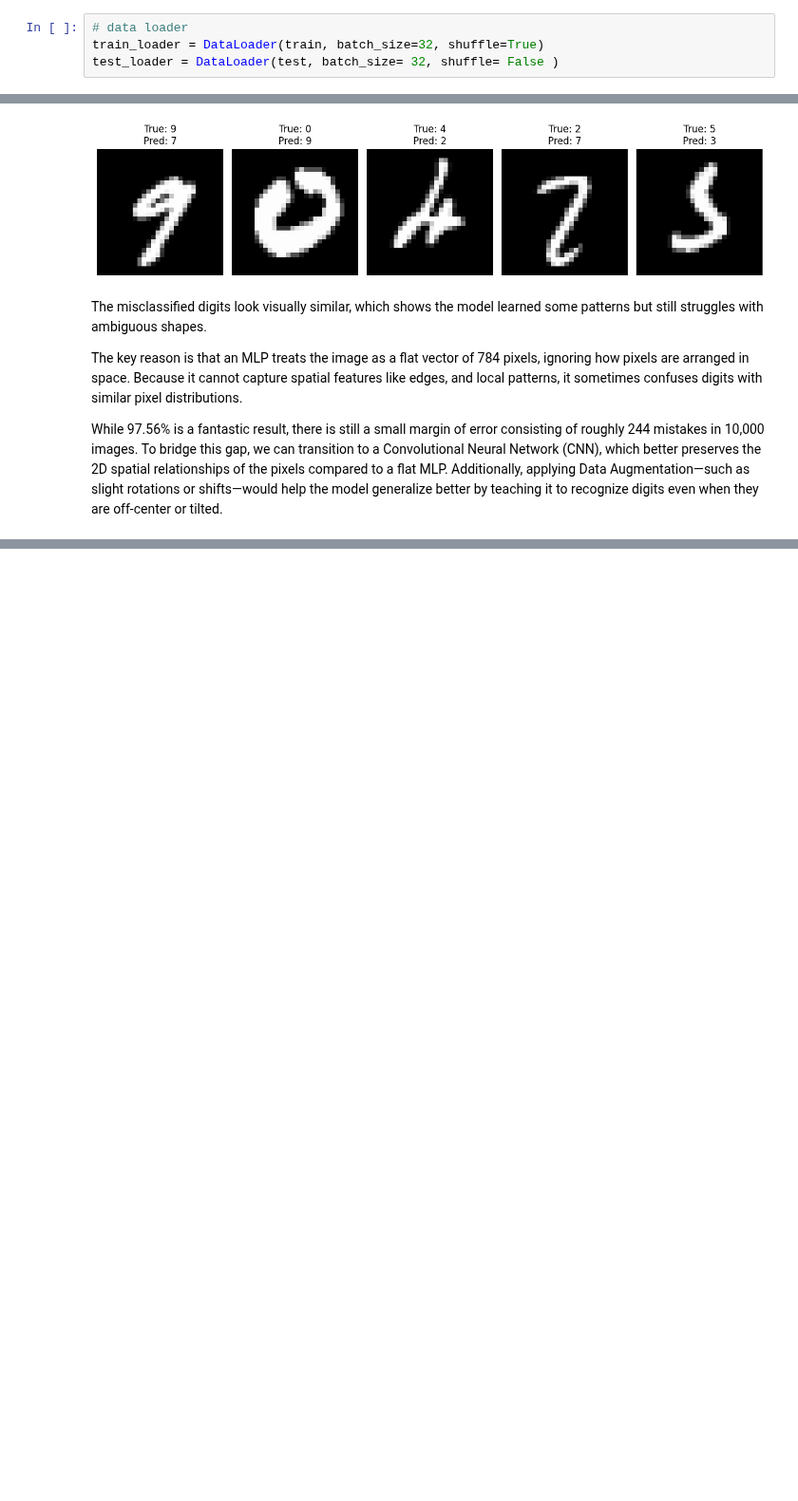
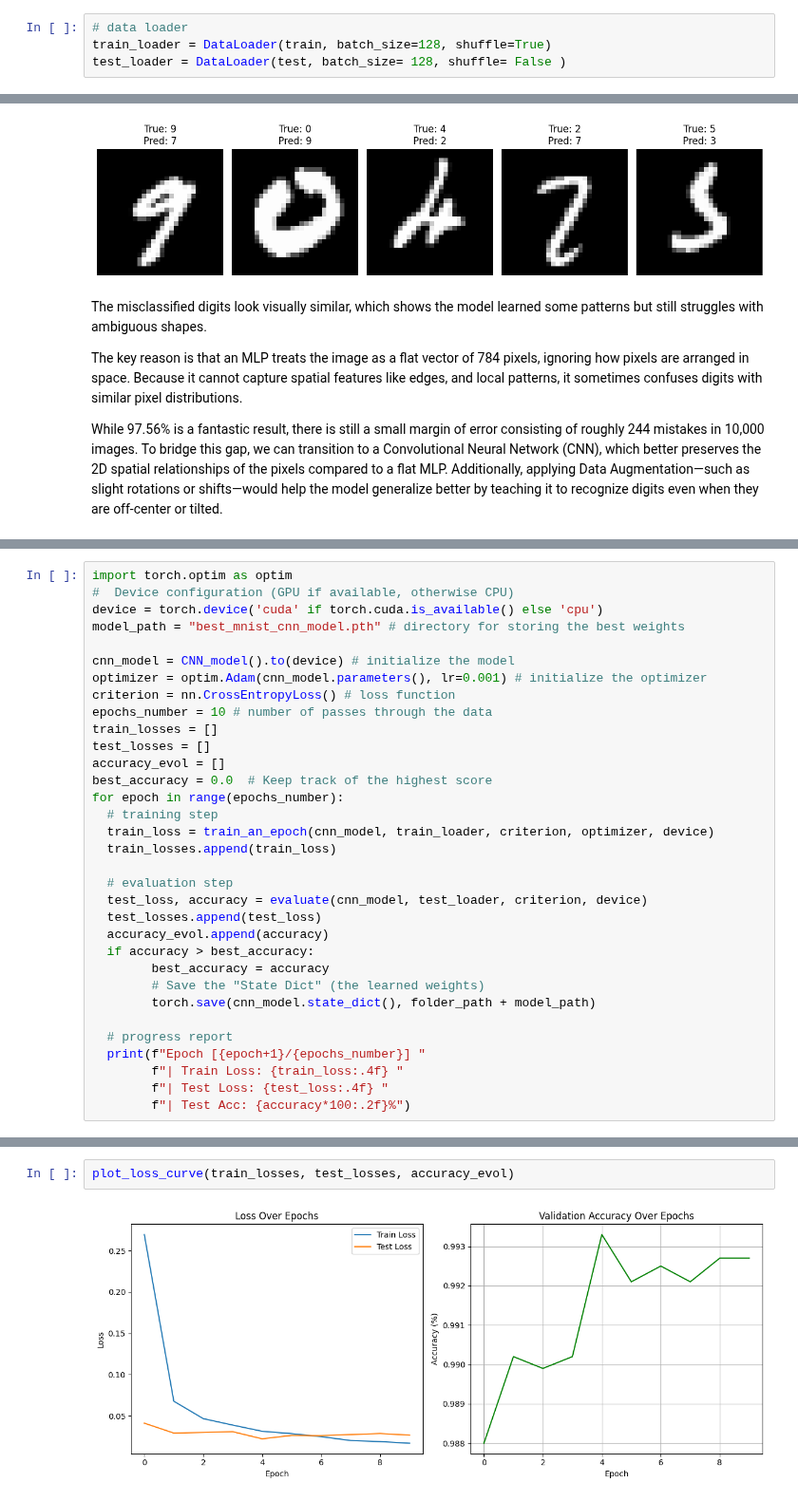
Before and after one commit to Bertin-Ir/Digits_Classifier, a Jupyter notebook: digits_classifier.ipynb, the cells around one changed output, grey strips where cells are left out. Shown at 95% size. Saved outputs shown, nothing was run; the diff lists cells and outputs as text; blank space fills up the shorter version.

Commit message:
Included optimized CNN model

```diff
--- a/digits_classifier.ipynb
+++ b/digits_classifier.ipynb
@@ -84,5 +84,5 @@ plot_examples(train)
 To prepare the data for training, we use DataLoaders to organize the images into small batches.
 # %%
 # data loader
-train_loader = DataLoader(train, batch_size=32, shuffle=True)
-test_loader = DataLoader(test, batch_size= 32, shuffle= False )
+train_loader = DataLoader(train, batch_size=128, shuffle=True)
+test_loader = DataLoader(test, batch_size= 128, shuffle= False )
@@ -351,0 +416,33 @@ While 97.56% is a fantastic result, there is still a small margin of error consi
+# %%
+import torch.optim as optim
+#  Device configuration (GPU if available, otherwise CPU)
+device = torch.device('cuda' if torch.cuda.is_available() else 'cpu')
+model_path = "best_mnist_cnn_model.pth" # directory for storing the best weights
+
+cnn_model = CNN_model().to(device) # initialize the model
+optimizer = optim.Adam(cnn_model.parameters(), lr=0.001) # initialize the optimizer
+criterion = nn.CrossEntropyLoss() # loss function
+epochs_number = 10 # number of passes through the data
+train_losses = []
+test_losses = []
+accuracy_evol = []
+best_accuracy = 0.0  # Keep track of the highest score
+for epoch in range(epochs_number):
+  # training step
+  train_loss = train_an_epoch(cnn_model, train_loader, criterion, optimizer, device)
+  train_losses.append(train_loss)
+
+  # evaluation step
+  test_loss, accuracy = evaluate(cnn_model, test_loader, criterion, device)
+  test_losses.append(test_loss)
+  accuracy_evol.append(accuracy)
+  if accuracy > best_accuracy:
+        best_accuracy = accuracy
+        # Save the "State Dict" (the learned weights)
+        torch.save(cnn_model.state_dict(), folder_path + model_path)
+
+  # progress report
+  print(f"Epoch [{epoch+1}/{epochs_number}] "
+        f"| Train Loss: {train_loss:.4f} "
+        f"| Test Loss: {test_loss:.4f} "
+        f"| Test Acc: {accuracy*100:.2f}%")
@@ -351,0 +460,4 @@ While 97.56% is a fantastic result, there is still a small margin of error consi
+# %%
+plot_loss_curve(train_losses, test_losses, accuracy_evol)
+# %% [output]
+[figure, added]
```
Also changed, not shown: parts of 15 cells of this notebook.
